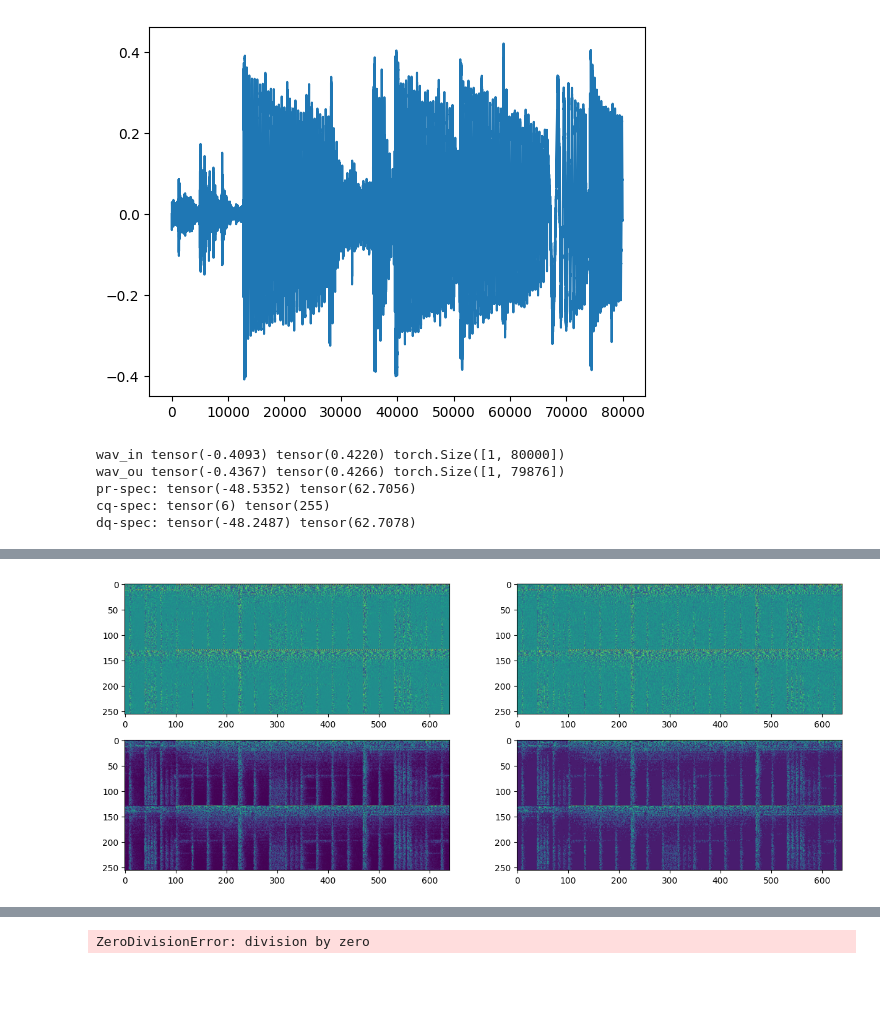
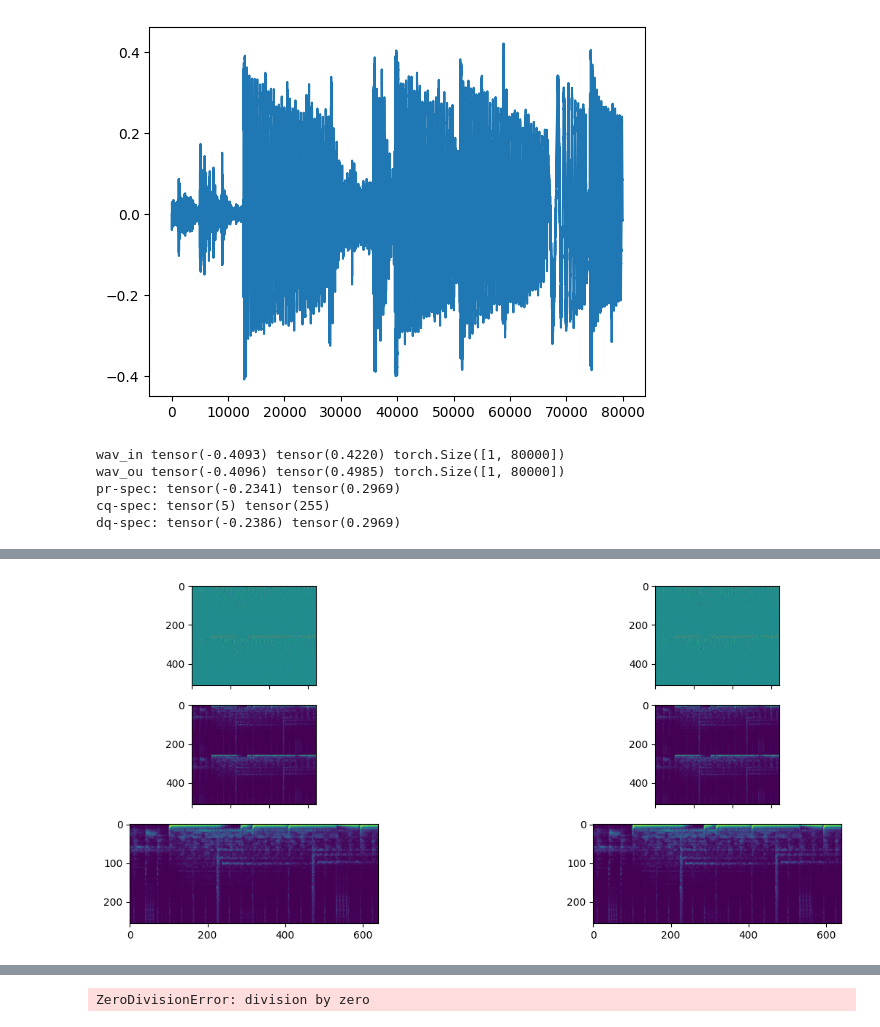
Before and after one commit to wkzng/iSincNet, a Jupyter notebook: demo_sincnet.ipynb, the cells around one changed output, grey strips where cells are left out. Saved outputs shown, nothing was run; the diff lists cells and outputs as text; code cells hidden in the pictures; blank space fills up the shorter version.

```diff
--- a/demo_sincnet.ipynb
+++ b/demo_sincnet.ipynb
@@ -28,8 +28,8 @@ weights_folder = "pretrained"
 params = {
     "fs": SAMPLE_RATE,
     "fps": 128,
-    "n_bins": 128,
-    "scale": "lin",
+    "n_bins": 256,
+    "scale": "mel",
     "component": "complex",
     "causal": False,
 }
@@ -46,4 +49,4 @@ win_length = 1024
 hop_length = win_length // 4
 stft = TorchSTFT(sample_rate=params["fs"], n_fft=n_fft, hop_length=hop_length, win_length=win_length).to(device)
 # %%
-#_ = sinc.load_pretrained_weights(weights_folder=weights_folder, verbose=True)
+_ = sinc.load_pretrained_weights(weights_folder=weights_folder, verbose=True)
@@ -114,45 +120,45 @@ with torch.no_grad():
     sr = sr.flatten(1,2).mean(dim=0)
 
 
-f, axes = plt.subplots(2, 2, figsize=(15, 6))
+f, axes = plt.subplots(3, 2, figsize=(15, 6), sharex="all")
 
 y = s.detach().numpy()
 yr = sr.detach().numpy()
 
 axes[0,0].imshow(y)
 axes[1,0].imshow(np.abs(y))
-#axes[2,0].imshow(m[0].detach().numpy())
+axes[2,0].imshow(m[0].detach().numpy())
 
 axes[0,1].imshow(yr)
 axes[1,1].imshow(np.abs(yr))
-#axes[2,1].imshow(mr[0].detach().numpy())
+axes[2,1].imshow(mr[0].detach().numpy())
 
 # Create your Audio objects
 audio1 = ipd.Audio(reconstructed_wav, rate=SAMPLE_RATE, autoplay=False)
 audio2 = ipd.Audio(detokenized_wav, rate=SAMPLE_RATE, autoplay=False)
 # Embed them in HTML with flexbox for horizontal layout
 html_content = f"""
 <div style="display:flex; justify-content:space-around;">
     <div>
         <h3>Reconstructed waveform</h3>
         {audio1._repr_html_()}
     </div>
     <div>
         <h3>Dequantized waveform</h3>
         {audio2._repr_html_()}
     </div>
 </div>
 """
 # Display the HTML
 display(HTML(html_content))
 # %% [output]
 wav_in tensor(-0.4093) tensor(0.4220) torch.Size([1, 80000])
-wav_ou tensor(-0.4367) tensor(0.4266) torch.Size([1, 79876])
-pr-spec: tensor(-48.5352) tensor(62.7056)
-cq-spec: tensor(6) tensor(255)
-dq-spec: tensor(-48.2487) tensor(62.7078)
+wav_ou tensor(-0.4096) tensor(0.4985) torch.Size([1, 80000])
+pr-spec: tensor(-0.2341) tensor(0.2969)
+cq-spec: tensor(5) tensor(255)
+dq-spec: tensor(-0.2386) tensor(0.2969)
 [interactive output not drawn]
-[figure, old version]
+[figure, new version]
 # %%
 def compute_log1p_stft(waveform:torch.Tensor, n_bits:int=8) -> torch.Tensor:
     """compute log1p stft and return spectrogram"""
```
Also changed, not shown: parts of 6 cells of this notebook, 10 other files.
